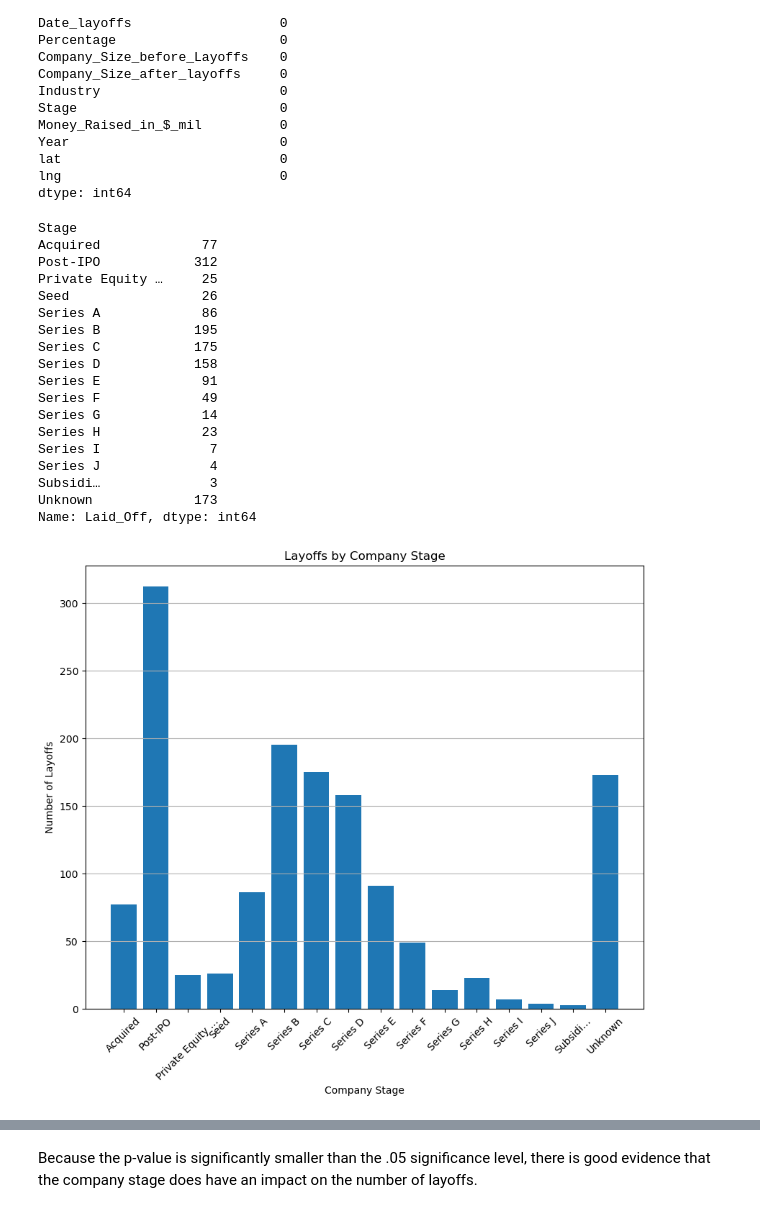
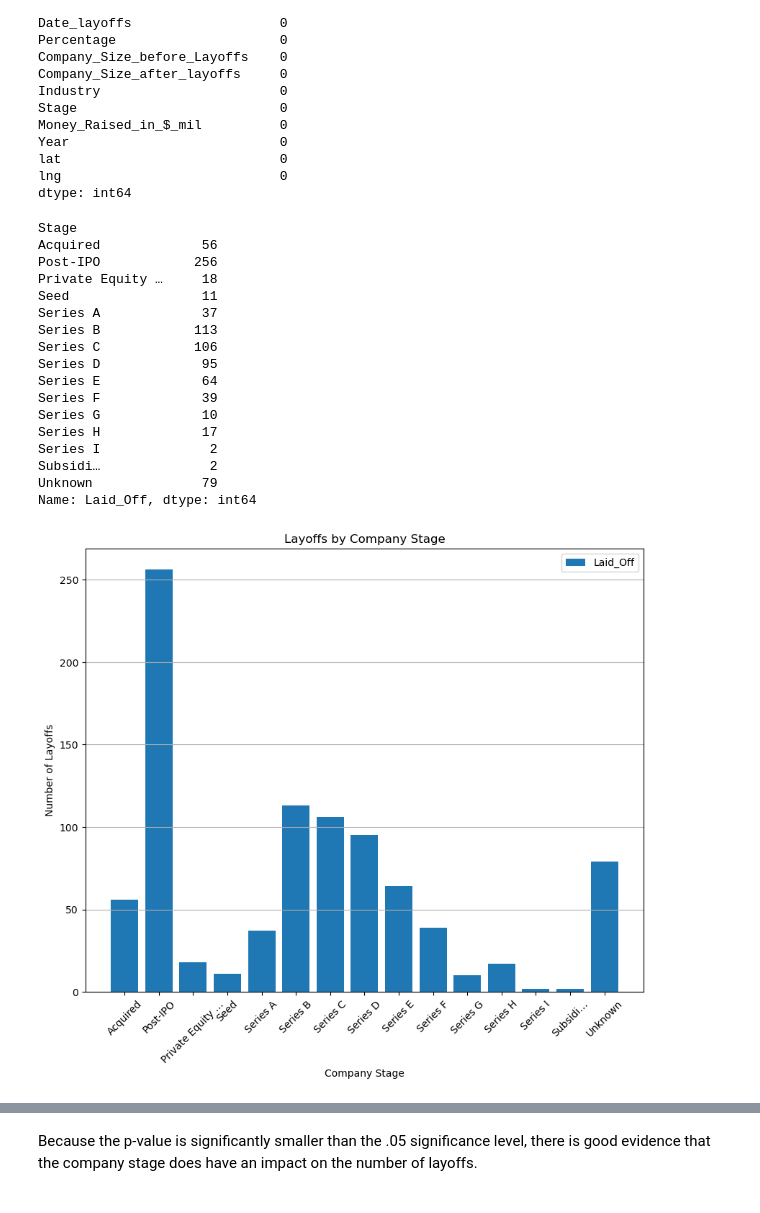
Before and after one commit to cschneggenburger/group-2-project-1, a Jupyter notebook: Big_Tech_Layoffs_Sandy.ipynb, the cells around one changed output, grey strips where cells are left out. Cells and saved outputs as stored; diff of their text form; code cells hidden in the pictures.

```diff
--- a/Big_Tech_Layoffs_Sandy.ipynb
+++ b/Big_Tech_Layoffs_Sandy.ipynb
@@ -10,6 +10,8 @@ import numpy as np
 # pd.set_option('display.max_rows', None)
 
 df_a = pd.read_csv("./Resources/tech_layoffs.csv")
+df_a = df_a[df_a['Country'] == "USA"]
+
 
 df_a.head(20)
 # %% [output]
@@ -167,36 +169,36 @@ stage_group_df = df_a.groupby('Stage')['Laid_Off'].count()
 stage_group_df
 # %% [output]
 Stage
-Acquired             77
-Post-IPO            312
-Private Equity …     25
-Seed                 26
-Series A             86
-Series B            195
-Series C            175
-Series D            158
-Series E             91
-Series F             49
-Series G             14
-Series H             23
-Series I              7
-Series J              4
-Subsidi…              3
-Unknown             173
+Acquired             56
+Post-IPO            256
+Private Equity …     18
+Seed                 11
+Series A             37
+Series B            113
+Series C            106
+Series D             95
+Series E             64
+Series F             39
+Series G             10
+Series H             17
+Series I              2
+Subsidi…              2
+Unknown              79
 Name: Laid_Off, dtype: int64
 # %%
 # Show number of layoffs using a bar chart
 
 plt.figure (figsize=(10, 8))
 plt.bar(stage_group_df.index, stage_group_df)
 plt.xlabel('Company Stage')
 plt.xticks(rotation=45)
 plt.ylabel('Number of Layoffs')
 plt.grid(axis = 'y')
 plt.title('Layoffs by Company Stage')
+plt.legend(['Laid_Off'])
 plt.show()
 # %% [output]
-[figure, old version]
+[figure, new version]
 # %%
 # Group data by company stage and calculate summary statistics for layoffs
 layoffs_summary = df_a.groupby('Stage')['Laid_Off'].describe()
```
Also changed, not shown: parts of 11 cells of this notebook.
